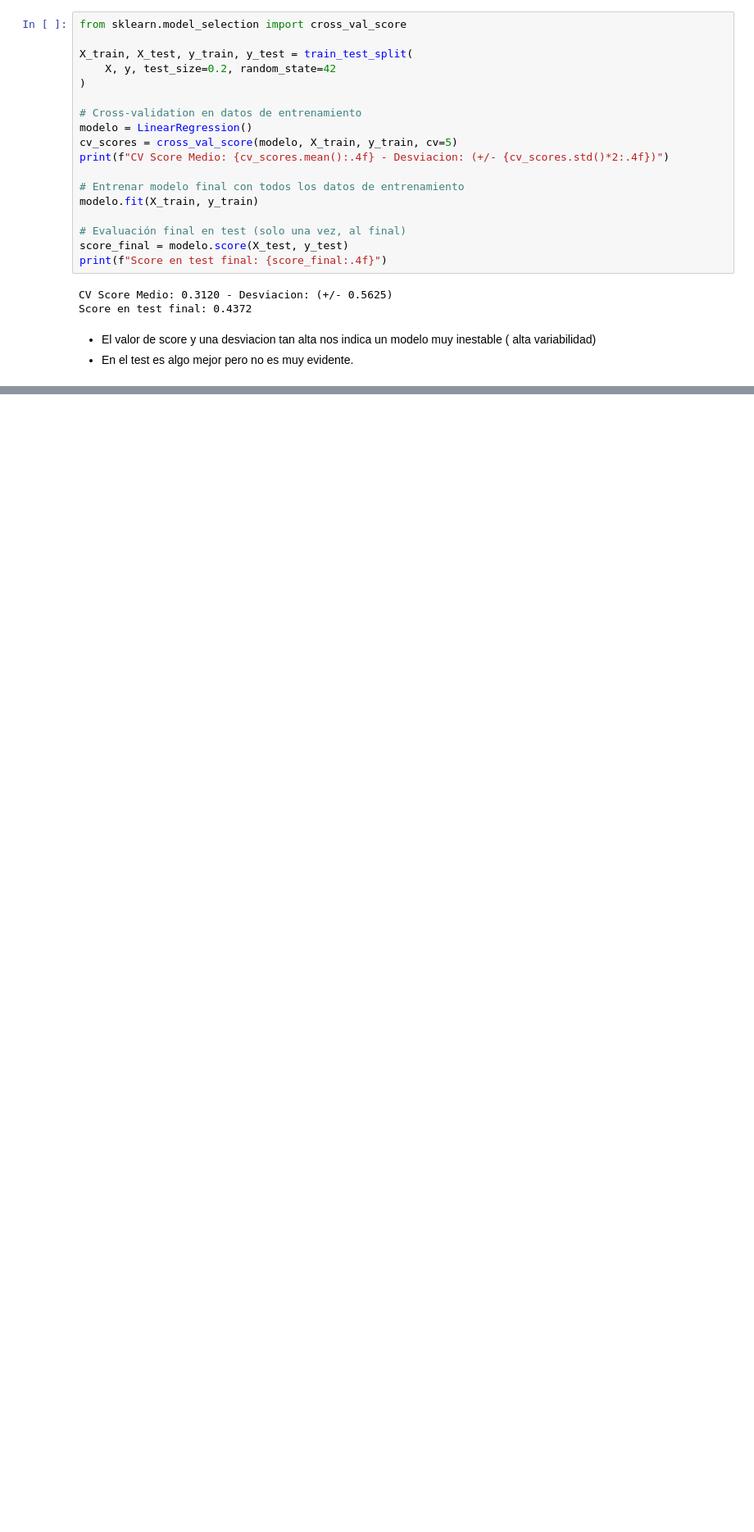
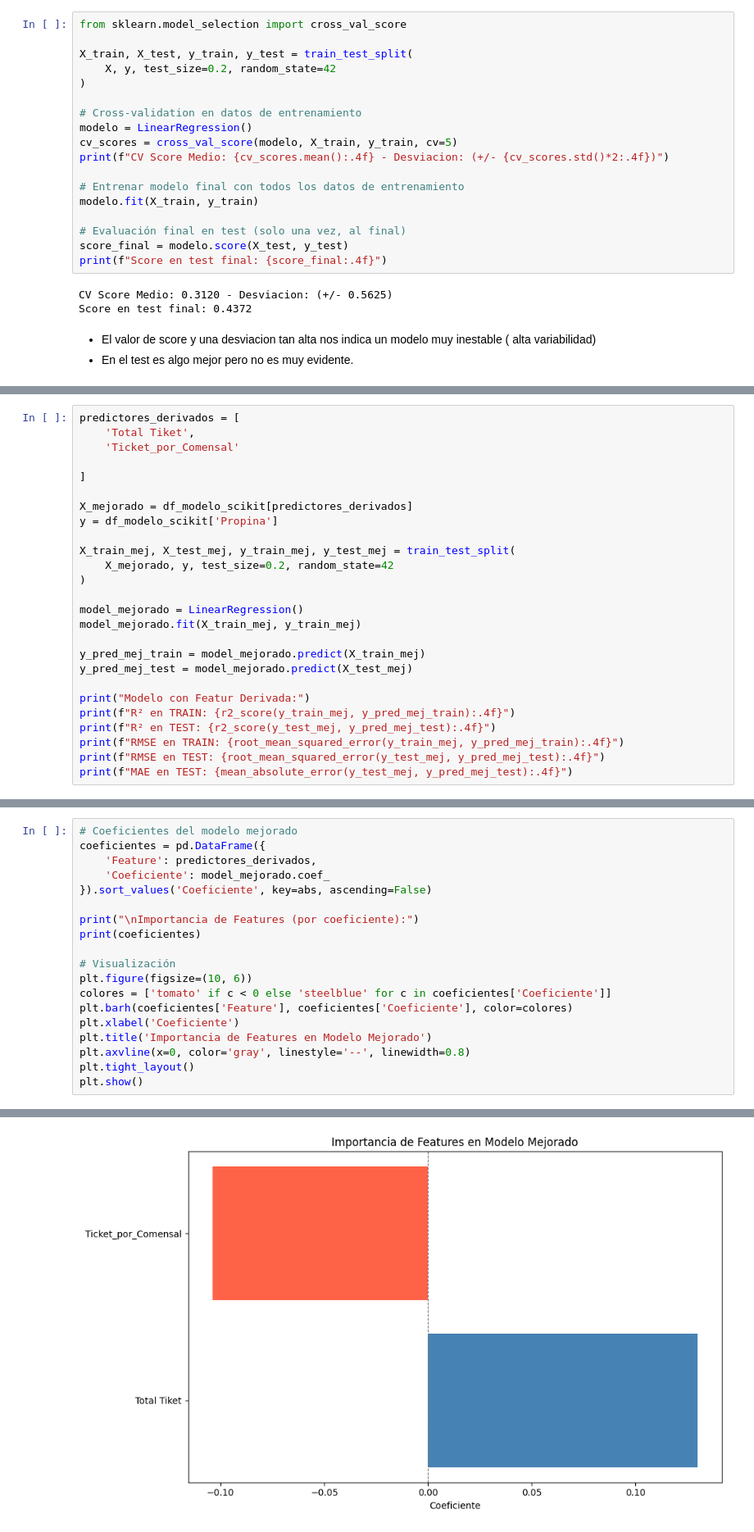
Before and after one commit to MarcoCasSir/LaboratorioDataScience, a Jupyter notebook: act3/tips_marco_casati.ipynb, the cells around one changed output, grey strips where cells are left out. Shown at 82% size. Saved outputs shown, nothing was run; the diff lists cells and outputs as text; blank space fills up the shorter version.

Commit message:
feature derivadas

```diff
--- a/act3/tips_marco_casati.ipynb
+++ b/act3/tips_marco_casati.ipynb
@@ -1357,0 +1386,26 @@ Respecto al modelo de Regresion Multiple hay una pequeña mejora en el RMSE de t
+# %%
+predictores_derivados = [
+    'Total Tiket',
+    'Ticket_por_Comensal'
+
+]
+
+X_mejorado = df_modelo_scikit[predictores_derivados]
+y = df_modelo_scikit['Propina']
+
+X_train_mej, X_test_mej, y_train_mej, y_test_mej = train_test_split(
+    X_mejorado, y, test_size=0.2, random_state=42
+)
+
+model_mejorado = LinearRegression()
+model_mejorado.fit(X_train_mej, y_train_mej)
+
+y_pred_mej_train = model_mejorado.predict(X_train_mej)
+y_pred_mej_test = model_mejorado.predict(X_test_mej)
+
+print("Modelo con Featur Derivada:")
+print(f"R² en TRAIN: {r2_score(y_train_mej, y_pred_mej_train):.4f}")
+print(f"R² en TEST: {r2_score(y_test_mej, y_pred_mej_test):.4f}")
+print(f"RMSE en TRAIN: {root_mean_squared_error(y_train_mej, y_pred_mej_train):.4f}")
+print(f"RMSE en TEST: {root_mean_squared_error(y_test_mej, y_pred_mej_test):.4f}")
+print(f"MAE en TEST: {mean_absolute_error(y_test_mej, y_pred_mej_test):.4f}")
@@ -1357,0 +1419,20 @@ Respecto al modelo de Regresion Multiple hay una pequeña mejora en el RMSE de t
+# %%
+# Coeficientes del modelo mejorado
+coeficientes = pd.DataFrame({
+    'Feature': predictores_derivados,
+    'Coeficiente': model_mejorado.coef_
+}).sort_values('Coeficiente', key=abs, ascending=False)
+
+print("\nImportancia de Features (por coeficiente):")
+print(coeficientes)
+
+# Visualización
+plt.figure(figsize=(10, 6))
+colores = ['tomato' if c < 0 else 'steelblue' for c in coeficientes['Coeficiente']]
+plt.barh(coeficientes['Feature'], coeficientes['Coeficiente'], color=colores)
+plt.xlabel('Coeficiente')
+plt.title('Importancia de Features en Modelo Mejorado')
+plt.axvline(x=0, color='gray', linestyle='--', linewidth=0.8)
+plt.tight_layout()
+plt.show()
+# %% [output]
@@ -1357,0 +1443 @@ Respecto al modelo de Regresion Multiple hay una pequeña mejora en el RMSE de t
+[figure, added]
```
Also changed, not shown: parts of 21 cells of this notebook.
